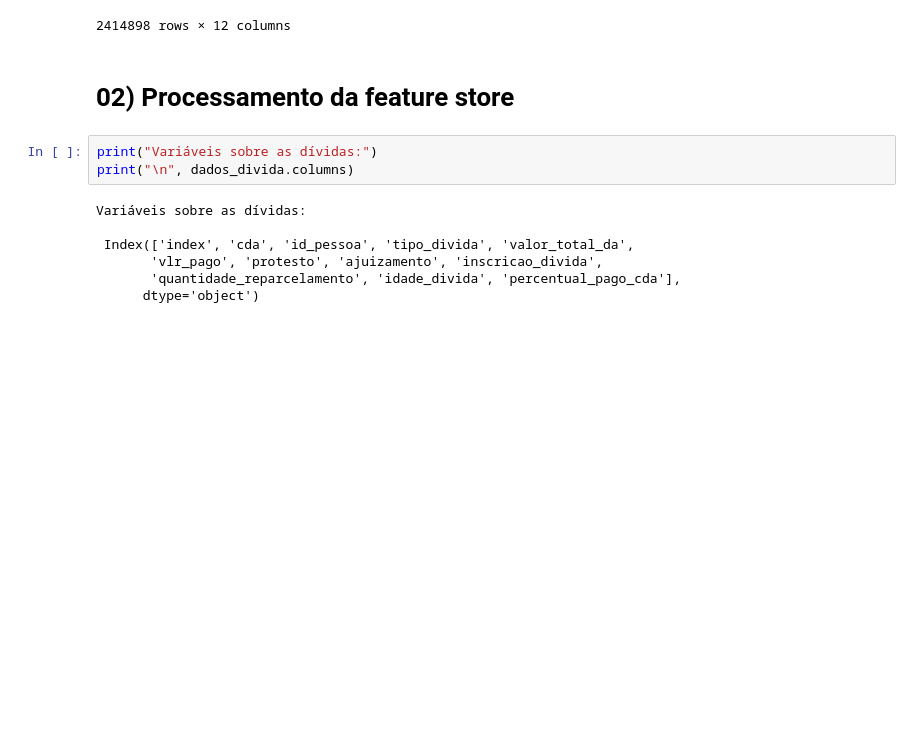
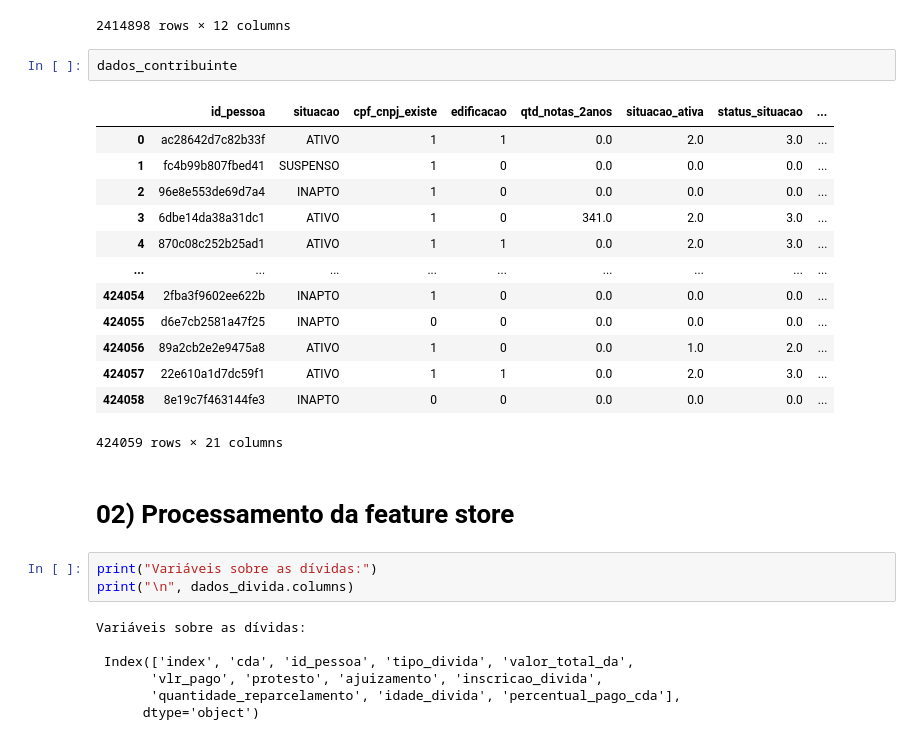
Before and after one commit to LanCarv/divida_ativa, a Jupyter notebook: nova_regressao.ipynb, the cells around one changed output. Saved outputs shown, nothing was run; the diff lists cells and outputs as text; blank space fills up the shorter version.

```diff
--- a/nova_regressao.ipynb
+++ b/nova_regressao.ipynb
@@ -78,6 +78,22 @@ dados_divida
 | 2414896 | 2414896 | fffff192f894983c9ceed47545e621dd1 | dd5538d2d38803a7 | imovel | 16594.80 | 0.0 | 0 | 1 | ... |
 | 2414897 | 2414897 | ffffff9f9c5c6cd39ceed47545e621dd1 | 92bd59674b1c31f8 | imovel | 1468.90 | 1468.9 | 0 | 0 | ... |
 2414898 rows × 12 columns
+# %%
+dados_contribuinte
+# %% [output]
+|  | id_pessoa | situacao | cpf_cnpj_existe | edificacao | qtd_notas_2anos | situacao_ativa | status_situacao | ... |
+| 0 | ac28642d7c82b33f | ATIVO | 1 | 1 | 0.0 | 2.0 | 3.0 | ... |
+| 1 | fc4b99b807fbed41 | SUSPENSO | 1 | 0 | 0.0 | 0.0 | 0.0 | ... |
+| 2 | 96e8e553de69d7a4 | INAPTO | 1 | 0 | 0.0 | 0.0 | 0.0 | ... |
+| 3 | 6dbe14da38a31dc1 | ATIVO | 1 | 0 | 341.0 | 2.0 | 3.0 | ... |
+| 4 | 870c08c252b25ad1 | ATIVO | 1 | 1 | 0.0 | 2.0 | 3.0 | ... |
+| ... | ... | ... | ... | ... | ... | ... | ... | ... |
+| 424054 | 2fba3f9602ee622b | INAPTO | 1 | 0 | 0.0 | 0.0 | 0.0 | ... |
+| 424055 | d6e7cb2581a47f25 | INAPTO | 0 | 0 | 0.0 | 0.0 | 0.0 | ... |
+| 424056 | 89a2cb2e2e9475a8 | ATIVO | 1 | 0 | 0.0 | 1.0 | 2.0 | ... |
+| 424057 | 22e610a1d7dc59f1 | ATIVO | 1 | 1 | 0.0 | 2.0 | 3.0 | ... |
+| 424058 | 8e19c7f463144fe3 | INAPTO | 0 | 0 | 0.0 | 0.0 | 0.0 | ... |
+424059 rows × 21 columns
 # %% [markdown]
 # 02) Processamento da feature store
 # %%
```
Also changed, not shown: 3 other files.
